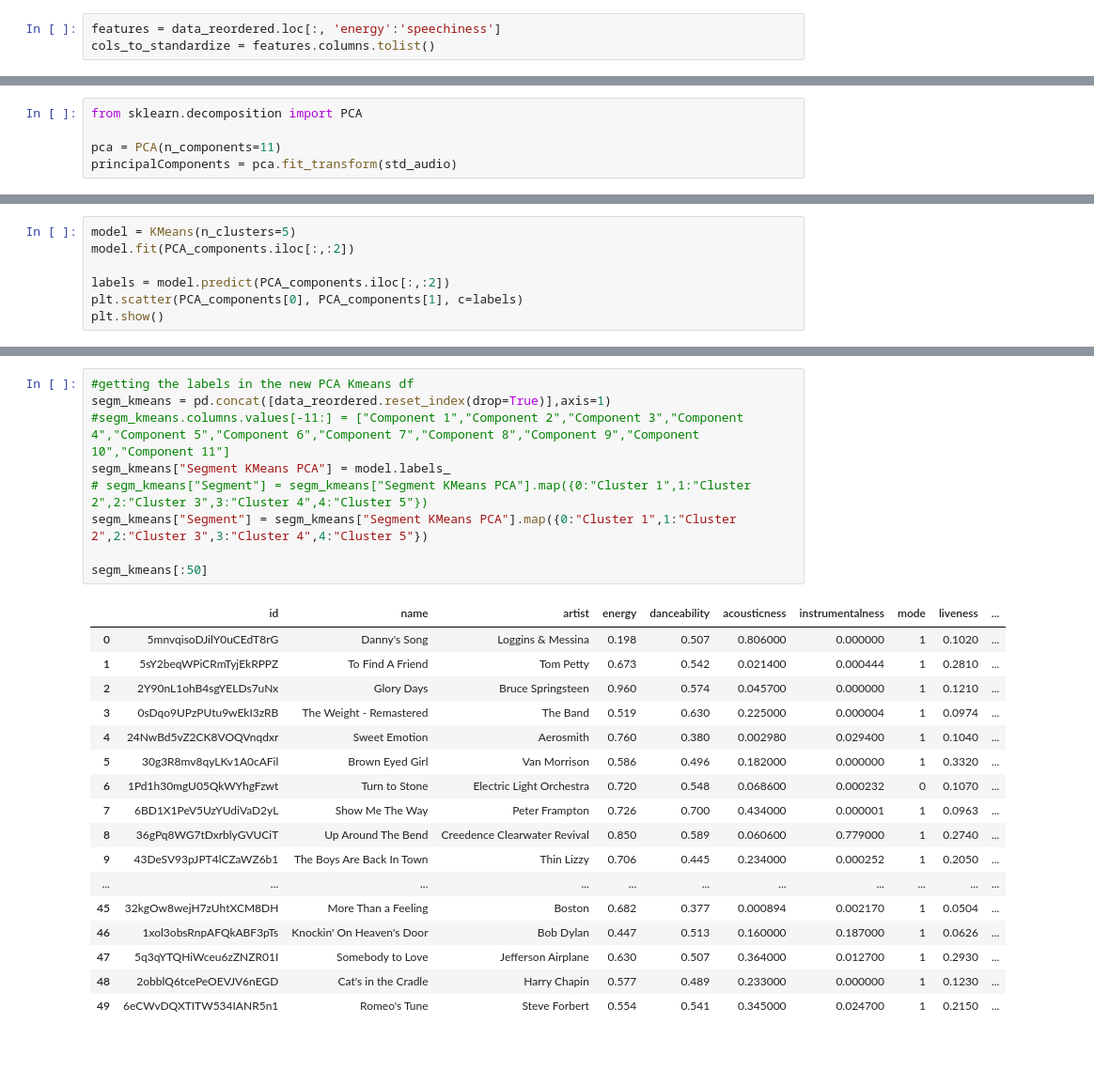
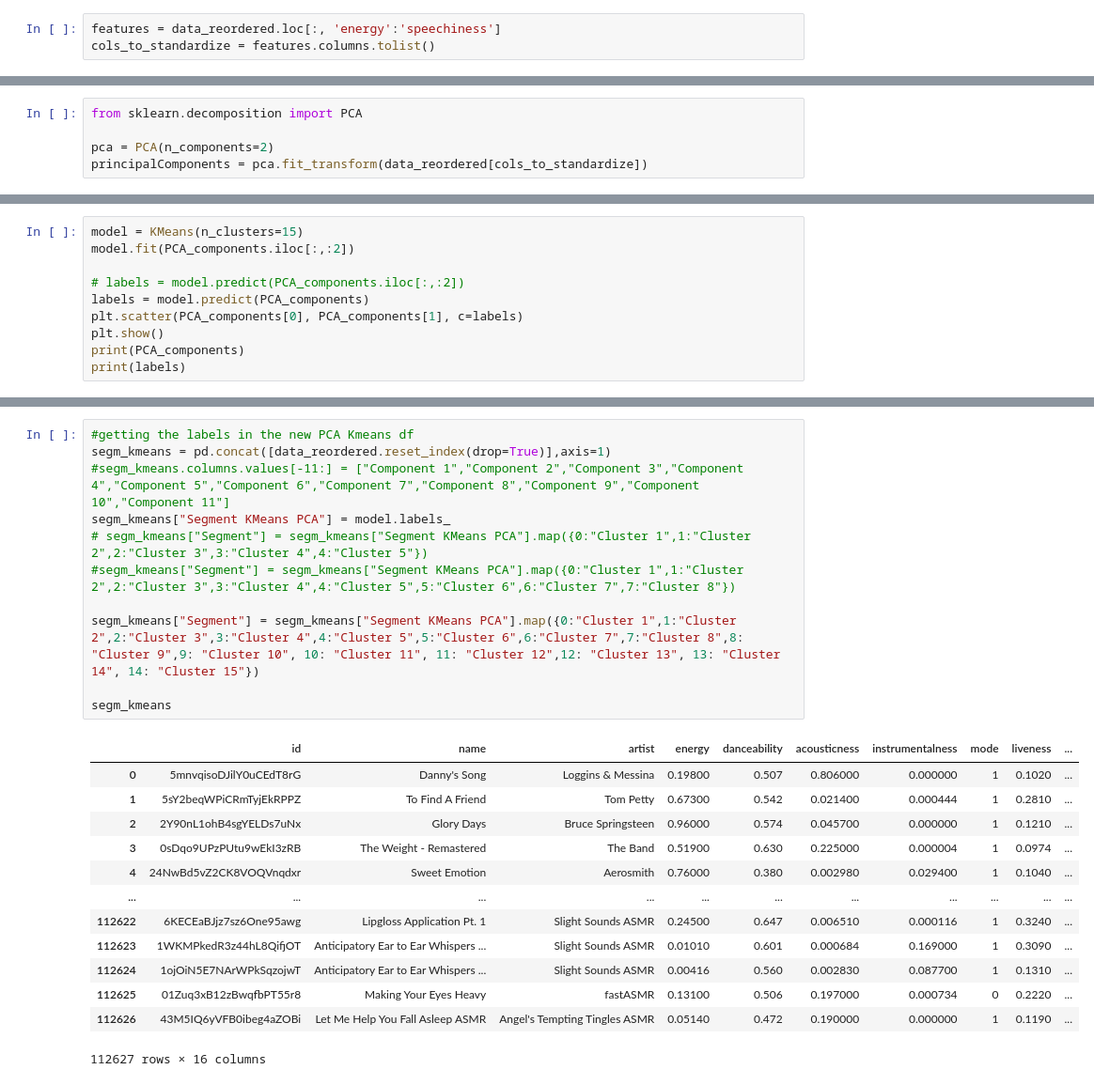
Before and after one commit to gonemad97/Spotify-Song-Recommender, a Jupyter notebook: CS6620 Final Project V2.ipynb, the cells around one changed output, grey strips where cells are left out. Shown: that part at 94% size. Saved outputs shown, nothing was run; the diff lists cells and outputs as text; blank space fills up the shorter version.

```diff
--- a/CS6620 Final Project V2.ipynb
+++ b/CS6620 Final Project V2.ipynb
@@ -89,8 +89,8 @@ std_audio = StandardScaler().fit_transform(data_reordered[cols_to_standardize])
 # %%
 from sklearn.decomposition import PCA
 
-pca = PCA(n_components=11)
-principalComponents = pca.fit_transform(std_audio)
+pca = PCA(n_components=2)
+principalComponents = pca.fit_transform(data_reordered[cols_to_standardize])
 # %%
 # Plotting the variances for each PC
 import matplotlib.pyplot as plt
@@ -137,8 +137,11 @@ plt.show()
 # %%
-model = KMeans(n_clusters=5)
+model = KMeans(n_clusters=15)
 model.fit(PCA_components.iloc[:,:2])
 
-labels = model.predict(PCA_components.iloc[:,:2])
+# labels = model.predict(PCA_components.iloc[:,:2])
+labels = model.predict(PCA_components)
 plt.scatter(PCA_components[0], PCA_components[1], c=labels)
 plt.show()
+print(PCA_components)
+print(labels)
 # %% [output]
@@ -146,30 +164,28 @@ plt.show()
 # %%
 #getting the labels in the new PCA Kmeans df
 segm_kmeans = pd.concat([data_reordered.reset_index(drop=True)],axis=1)
 #segm_kmeans.columns.values[-11:] = ["Component 1","Component 2","Component 3","Component 4","Component 5","Component 6","Component 7","Component 8","Component 9","Component 10","Component 11"]
 segm_kmeans["Segment KMeans PCA"] = model.labels_
 # segm_kmeans["Segment"] = segm_kmeans["Segment KMeans PCA"].map({0:"Cluster 1",1:"Cluster 2",2:"Cluster 3",3:"Cluster 4",4:"Cluster 5"})
-segm_kmeans["Segment"] = segm_kmeans["Segment KMeans PCA"].map({0:"Cluster 1",1:"Cluster 2",2:"Cluster 3",3:"Cluster 4",4:"Cluster 5"})
+#segm_kmeans["Segment"] = segm_kmeans["Segment KMeans PCA"].map({0:"Cluster 1",1:"Cluster 2",2:"Cluster 3",3:"Cluster 4",4:"Cluster 5",5:"Cluster 6",6:"Cluster 7",7:"Cluster 8"})
 
-segm_kmeans[:50]
+segm_kmeans["Segment"] = segm_kmeans["Segment KMeans PCA"].map({0:"Cluster 1",1:"Cluster 2",2:"Cluster 3",3:"Cluster 4",4:"Cluster 5",5:"Cluster 6",6:"Cluster 7",7:"Cluster 8",8: "Cluster 9",9: "Cluster 10", 10: "Cluster 11", 11: "Cluster 12",12: "Cluster 13", 13: "Cluster 14", 14: "Cluster 15"})
+
+segm_kmeans
 # %% [output]
 |  | id | name | artist | energy | danceability | acousticness | instrumentalness | mode | liveness | ... |
-| 0 | 5mnvqisoDJilY0uCEdT8rG | Danny's Song | Loggins & Messina | 0.198 | 0.507 | 0.806000 | 0.000000 | 1 | 0.1020 | ... |
-| 1 | 5sY2beqWPiCRmTyjEkRPPZ | To Find A Friend | Tom Petty | 0.673 | 0.542 | 0.021400 | 0.000444 | 1 | 0.2810 | ... |
-| 2 | 2Y90nL1ohB4sgYELDs7uNx | Glory Days | Bruce Springsteen | 0.960 | 0.574 | 0.045700 | 0.000000 | 1 | 0.1210 | ... |
-| 3 | 0sDqo9UPzPUtu9wEkI3zRB | The Weight - Remastered | The Band | 0.519 | 0.630 | 0.225000 | 0.000004 | 1 | 0.0974 | ... |
-| 4 | 24NwBd5vZ2CK8VOQVnqdxr | Sweet Emotion | Aerosmith | 0.760 | 0.380 | 0.002980 | 0.029400 | 1 | 0.1040 | ... |
-| 5 | 30g3R8mv8qyLKv1A0cAFil | Brown Eyed Girl | Van Morrison | 0.586 | 0.496 | 0.182000 | 0.000000 | 1 | 0.3320 | ... |
-| 6 | 1Pd1h30mgU05QkWYhgFzwt | Turn to Stone | Electric Light Orchestra | 0.720 | 0.548 | 0.068600 | 0.000232 | 0 | 0.1070 | ... |
-| 7 | 6BD1X1PeV5UzYUdiVaD2yL | Show Me The Way | Peter Frampton | 0.726 | 0.700 | 0.434000 | 0.000001 | 1 | 0.0963 | ... |
-| 8 | 36gPq8WG7tDxrblyGVUCiT | Up Around The Bend | Creedence Clearwater Revival | 0.850 | 0.589 | 0.060600 | 0.779000 | 1 | 0.2740 | ... |
-| 9 | 43DeSV93pJPT4lCZaWZ6b1 | The Boys Are Back In Town | Thin Lizzy | 0.706 | 0.445 | 0.234000 | 0.000252 | 1 | 0.2050 | ... |
+| 0 | 5mnvqisoDJilY0uCEdT8rG | Danny's Song | Loggins & Messina | 0.19800 | 0.507 | 0.806000 | 0.000000 | 1 | 0.1020 | ... |
+| 1 | 5sY2beqWPiCRmTyjEkRPPZ | To Find A Friend | Tom Petty | 0.67300 | 0.542 | 0.021400 | 0.000444 | 1 | 0.2810 | ... |
+| 2 | 2Y90nL1ohB4sgYELDs7uNx | Glory Days | Bruce Springsteen | 0.96000 | 0.574 | 0.045700 | 0.000000 | 1 | 0.1210 | ... |
+| 3 | 0sDqo9UPzPUtu9wEkI3zRB | The Weight - Remastered | The Band | 0.51900 | 0.630 | 0.225000 | 0.000004 | 1 | 0.0974 | ... |
+| 4 | 24NwBd5vZ2CK8VOQVnqdxr | Sweet Emotion | Aerosmith | 0.76000 | 0.380 | 0.002980 | 0.029400 | 1 | 0.1040 | ... |
 | ... | ... | ... | ... | ... | ... | ... | ... | ... | ... | ... |
-| 45 | 32kgOw8wejH7zUhtXCM8DH | More Than a Feeling | Boston | 0.682 | 0.377 | 0.000894 | 0.002170 | 1 | 0.0504 | ... |
-| 46 | 1xol3obsRnpAFQkABF3pTs | Knockin' On Heaven's Door | Bob Dylan | 0.447 | 0.513 | 0.160000 | 0.187000 | 1 | 0.0626 | ... |
-| 47 | 5q3qYTQHiWceu6zZNZR01I | Somebody to Love | Jefferson Airplane | 0.630 | 0.507 | 0.364000 | 0.012700 | 1 | 0.2930 | ... |
-| 48 | 2obblQ6tcePeOEVJV6nEGD | Cat's in the Cradle | Harry Chapin | 0.577 | 0.489 | 0.233000 | 0.000000 | 1 | 0.1230 | ... |
-| 49 | 6eCWvDQXTITW534IANR5n1 | Romeo's Tune | Steve Forbert | 0.554 | 0.541 | 0.345000 | 0.024700 | 1 | 0.2150 | ... |
+| 112622 | 6KECEaBJjz7sz6One95awg | Lipgloss Application Pt. 1 | Slight Sounds ASMR | 0.24500 | 0.647 | 0.006510 | 0.000116 | 1 | 0.3240 | ... |
+| 112623 | 1WKMPkedR3z44hL8QifjOT | Anticipatory Ear to Ear Whispers ... | Slight Sounds ASMR | 0.01010 | 0.601 | 0.000684 | 0.169000 | 1 | 0.3090 | ... |
+| 112624 | 1ojOiN5E7NArWPkSqzojwT | Anticipatory Ear to Ear Whispers ... | Slight Sounds ASMR | 0.00416 | 0.560 | 0.002830 | 0.087700 | 1 | 0.1310 | ... |
+| 112625 | 01Zuq3xB12zBwqfbPT55r8 | Making Your Eyes Heavy | fastASMR | 0.13100 | 0.506 | 0.197000 | 0.000734 | 0 | 0.2220 | ... |
+| 112626 | 43M5IQ6yVFB0ibeg4aZOBi | Let Me Help You Fall Asleep ASMR | Angel's Tempting Tingles ASMR | 0.05140 | 0.472 | 0.190000 | 0.000000 | 1 | 0.1190 | ... |
+112627 rows × 16 columns
 # %%
 #visualization PCA Kmeans result
 %matplotlib inline
```
Also changed, not shown: parts of 9 cells of this notebook, 9 other files.
